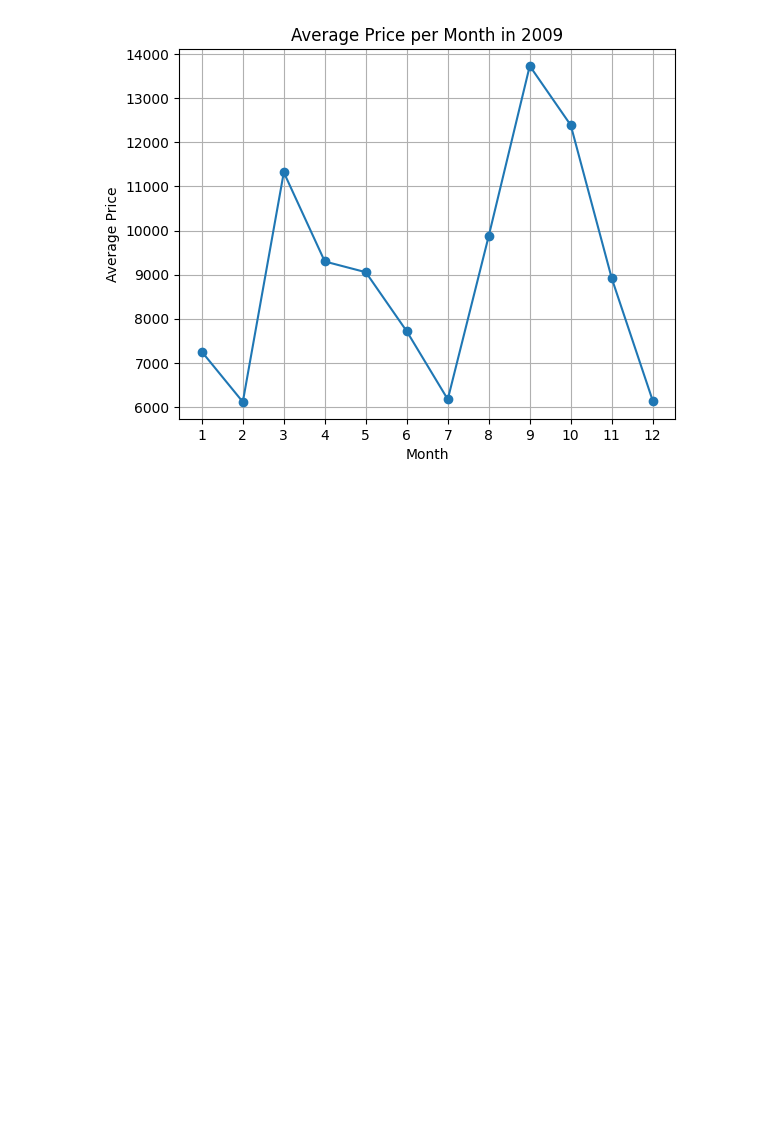
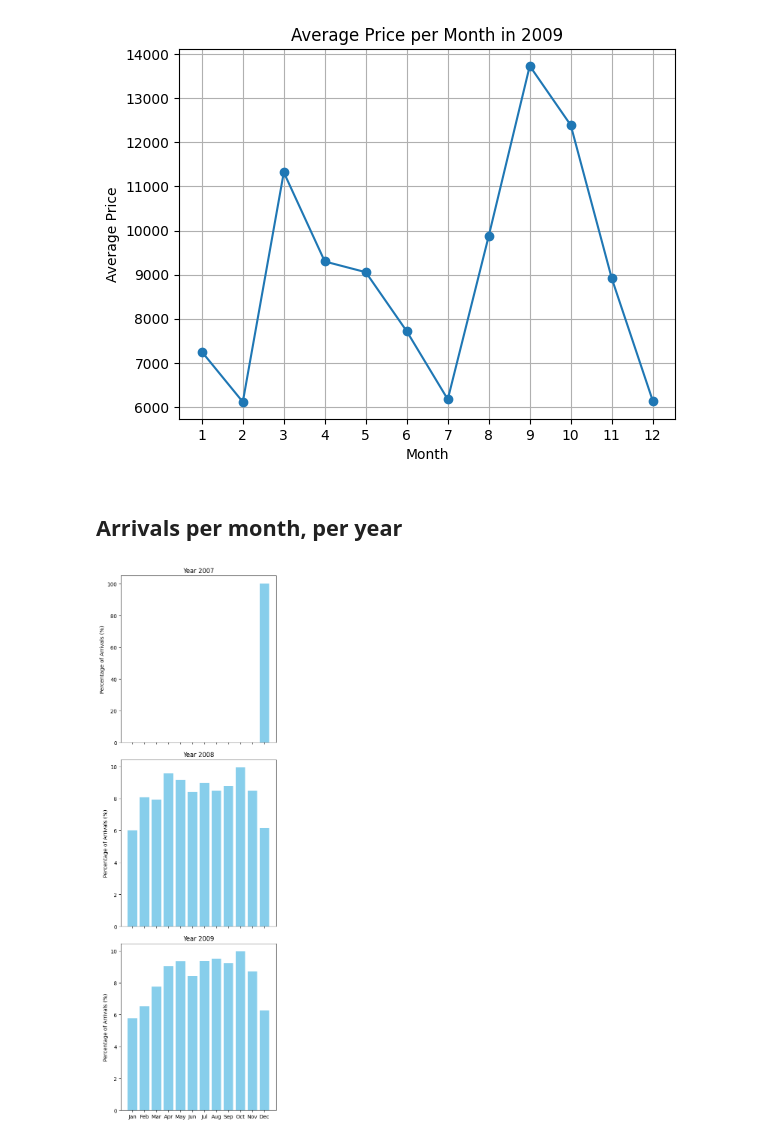
Before and after one commit to usernamenenad/Lumen, a Jupyter notebook: rijeka_exp.ipynb, the cells around one changed output. Cells and saved outputs as stored; diff of their text form; code cells hidden in the pictures; blank space fills up the shorter version.

Commit message:
num arrivals

```diff
--- a/rijeka_exp.ipynb
+++ b/rijeka_exp.ipynb
@@ -298,3 +299,39 @@ plt.show()
 [figure]
 [figure]
 [figure]
+# %% [markdown]
+## Arrivals per month, per year
+# %%
+
+#df['stay_date'] = pd.to_datetime(df['stay_date'])
+
+df['year'] = df['stay_date'].dt.year
+df['month'] = df['stay_date'].dt.month
+
+arrivals_per_month = df.groupby(['year', 'month']).size().reset_index(name='arrivals')
+
+total_arrivals_per_year = arrivals_per_month.groupby('year')['arrivals'].transform('sum')
+
+arrivals_per_month['percentage'] = (arrivals_per_month['arrivals'] / total_arrivals_per_year) * 100
+
+unique_years = arrivals_per_month['year'].unique()
+num_years = len(unique_years)
+
+fig, axs = plt.subplots(num_years, 1, figsize=(5, 5 * num_years), sharex='col')
+
+for i, year in enumerate(unique_years):
+    data = arrivals_per_month[arrivals_per_month['year'] == year]
+
+    # Handle case when there's only one subplot
+    ax = axs if num_years == 1 else axs[i]
+
+    ax.bar(data['month'], data['percentage'], color='skyblue')
+    ax.set_title(f'Year {year}')
+    ax.set_xticks(range(1, 13))
+    ax.set_xticklabels(['Jan', 'Feb', 'Mar', 'Apr', 'May', 'Jun', 'Jul', 'Aug', 'Sep', 'Oct', 'Nov', 'Dec'])
+    ax.set_ylabel('Percentage of Arrivals (%)')
+
+plt.tight_layout()
+plt.show()
+# %% [output]
+[figure, added]
```
Also changed, not shown: parts of 5 cells of this notebook.
